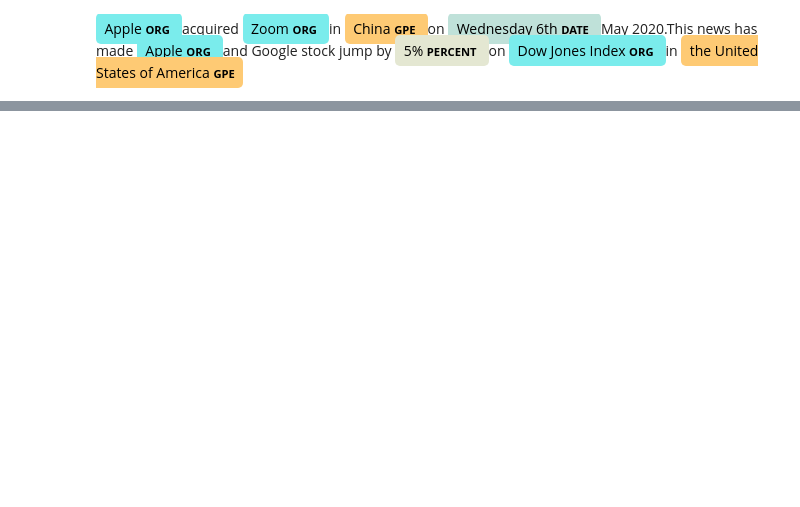
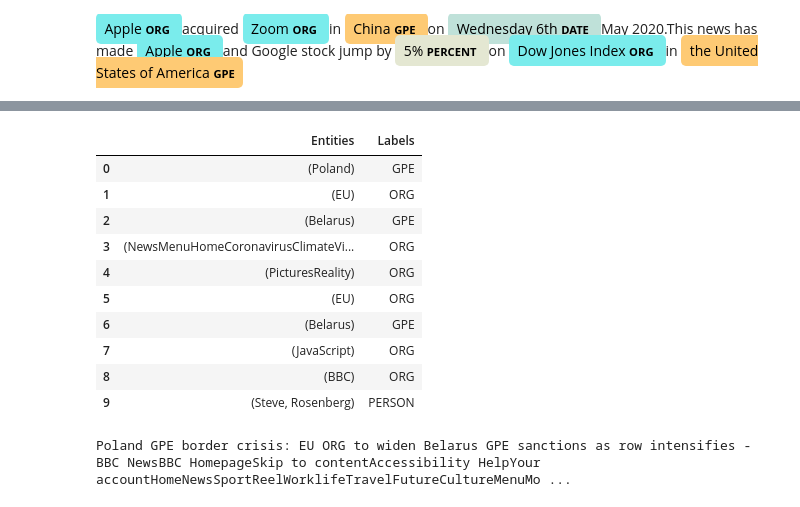
Before and after one commit to ananthanandanan/Notebooks, a Jupyter notebook: NLP/NLP-NER-Project.ipynb, the cells around one changed output, grey strips where cells are left out. Drawn from its saved outputs; the diff is of its cells as text; code cells hidden in the pictures; blank space fills up the shorter version.

```diff
--- a/NLP/NLP-NER-Project.ipynb
+++ b/NLP/NLP-NER-Project.ipynb
@@ -262,6 +263,12 @@ labels
 # %% [output]
 ['ORG', 'ORG', 'GPE', 'DATE', 'ORG', 'PERCENT', 'ORG', 'GPE']
 # %%
-sentence = [sent for sent in doc.sents]
-sentence
-#len(sentence)
+def spacy_df(doc):
+    entities = []
+    labels = []
+
+    for ent in doc.ents:
+        entities.append(ent)
+        labels.append(ent.label_)
+    df = pd.DataFrame({'Entities':entities,'Labels':labels})
+    return df
@@ -274,0 +296,10 @@ Apple ORG acquired Zoom ORG in China GPE on Wednesday 6th DATE May 2020.This new
+# %%
+def article_to_string(url):
+    res = requests.get(url)
+    html = res.text
+    soup = BeautifulSoup(html, 'html5lib')
+    for script in soup(["script", "style", 'aside']):
+        script.extract()
+    return " ".join(re.split(r'[\n\t]+', soup.get_text()))
+ny_bb = article_to_string('https://www.bbc.com/news/world-europe-59289998')
+article = nlp(ny_bb)
@@ -274,0 +331,19 @@ Apple ORG acquired Zoom ORG in China GPE on Wednesday 6th DATE May 2020.This new
+# %%
+df = spacy_df(article)
+df[0:10]
+# %% [output]
+|  | Entities | Labels |
+| 0 | (Poland) | GPE |
+| 1 | (EU) | ORG |
+| 2 | (Belarus) | GPE |
+| 3 | (NewsMenuHomeCoronavirusClimateVi... | ORG |
+| 4 | (PicturesReality) | ORG |
+| 5 | (EU) | ORG |
+| 6 | (Belarus) | GPE |
+| 7 | (JavaScript) | ORG |
+| 8 | (BBC) | ORG |
+| 9 | (Steve, Rosenberg) | PERSON |
+# %%
+displacy.render(nlp(ny_bb), jupyter=True, style='ent')
+# %% [output]
+Poland GPE border crisis: EU ORG to widen Belarus GPE sanctions as row intensifies - BBC NewsBBC HomepageSkip to contentAccessibility HelpYour accountHomeNewsSportReelWorklifeTravelFutureCultureMenuMo ...
```
Also changed, not shown: parts of 12 cells of this notebook, 7 other files.
